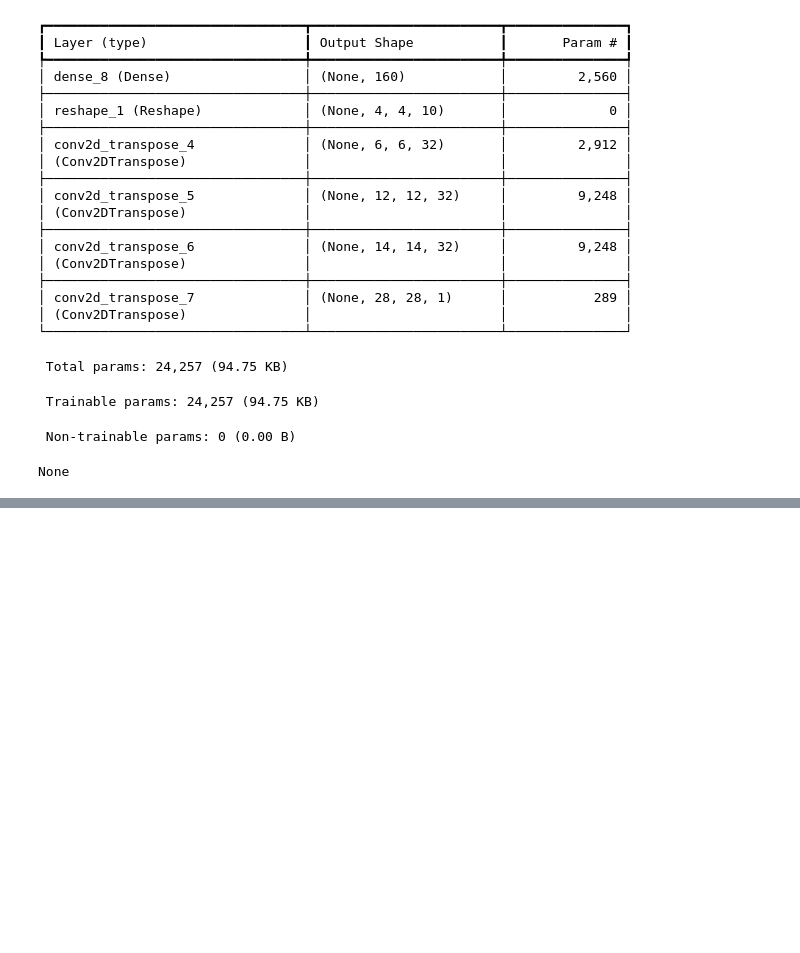
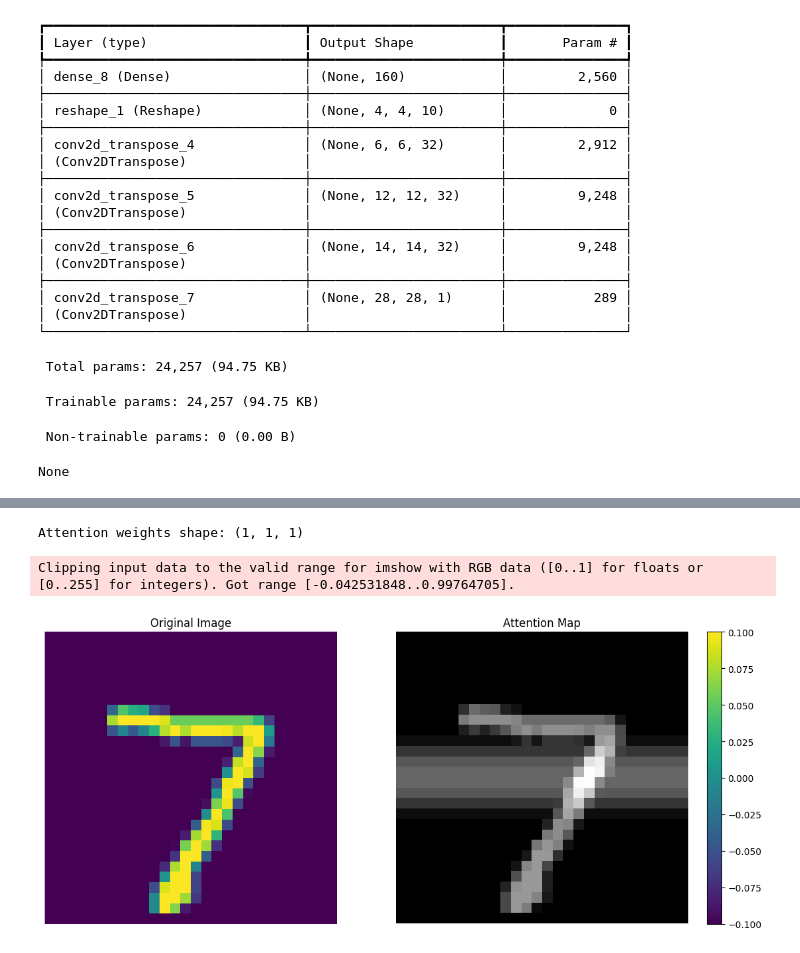
Before and after one commit to bhanuprakashnvb/Prototype-DLS, a Jupyter notebook: Tensorflow2.x/proj_attention-2.ipynb, the cells around one changed output, grey strips where cells are left out. Drawn from its saved outputs; the diff is of its cells as text; code cells hidden in the pictures; blank space fills up the shorter version.

Commit message:
attention final

```diff
--- a/Tensorflow2.x/proj_attention-2.ipynb
+++ b/Tensorflow2.x/proj_attention-2.ipynb
@@ -205,7 +205,7 @@ class AttentionAutoencoder(tf.keras.Model):
 
         # Calculate attention weights
         attention_weights = tf.matmul(query, tf.transpose(value, [0, 2, 1]))
-        attention_weights = tf.nn.softmax(attention_weights,axis=-1)
+        attention_weights = tf.nn.softmax(attention_weights)
 
         # Create attention map for visualization
         attention_map = tf.squeeze(attention_weights, axis=1)  # Shape: (batch_size, 15)
@@ -220,7 +220,7 @@ class AttentionAutoencoder(tf.keras.Model):
         # Decode
         decoded = self.decoder(features)
 
-        return logits, decoded, features, attended_features, attention_map
+        return logits, decoded, features, attended_features, attention_map ,attention_weights
 
 
     def get_config(self):
@@ -470,3 +472 @@ Epoch 6/150
-# %%
-train_model(model, train_dataset, valid_dataset, test_dataset)
 # %%
@@ -478,3 +567,40 @@ visualize_reconstructions(model, train_dataset)
+# %%
+test_image = x_test[0]
+test_image = tf.expand_dims(test_image, 0)
+logits, decoded, features, attended_features, _, attention_weights = model(test_image)
+
+# Get attention rollout
+rollout = compute_attention_rollout(attention_weights)
+
+# Process attention map
+attention_map = process_attention_map(rollout)
+
+heatmap = create_attention_visualization(attention_map, x_test[0])
+# %% [output]
+Attention weights shape: (1, 1, 1)
+# %%
+def plot_attention_visualization(original_image, attention_map):
+    plt.figure(figsize=(12, 5))
+
+    # Plot original image
+    plt.subplot(1, 2, 1)
+    plt.title('Original Image')
+    plt.imshow(original_image, cmap='viridis')
+    plt.axis('off')
+
+    # Plot attention map
+    plt.subplot(1, 2, 2)
+    plt.title('Attention Map')
+    im = plt.imshow(heatmap, cmap='viridis', vmin=-0.100, vmax=0.100)
+    plt.colorbar(im, orientation='vertical')
+    plt.axis('off')
+
+    plt.tight_layout()
+    plt.show()
+plot_attention_visualization(tf.squeeze(test_image), tf.squeeze(heatmap))
+# %% [output]
+Clipping input data to the valid range for imshow with RGB data ([0..1] for floats or [0..255] for integers). Got range [-0.042531848..0.99764705].
+[figure, added]
 # %%
 def visualize_image_class_weights(model, dataset):
     # Get one sample image from each class
```
Also changed, not shown: parts of 30 cells of this notebook, 1 other file.
